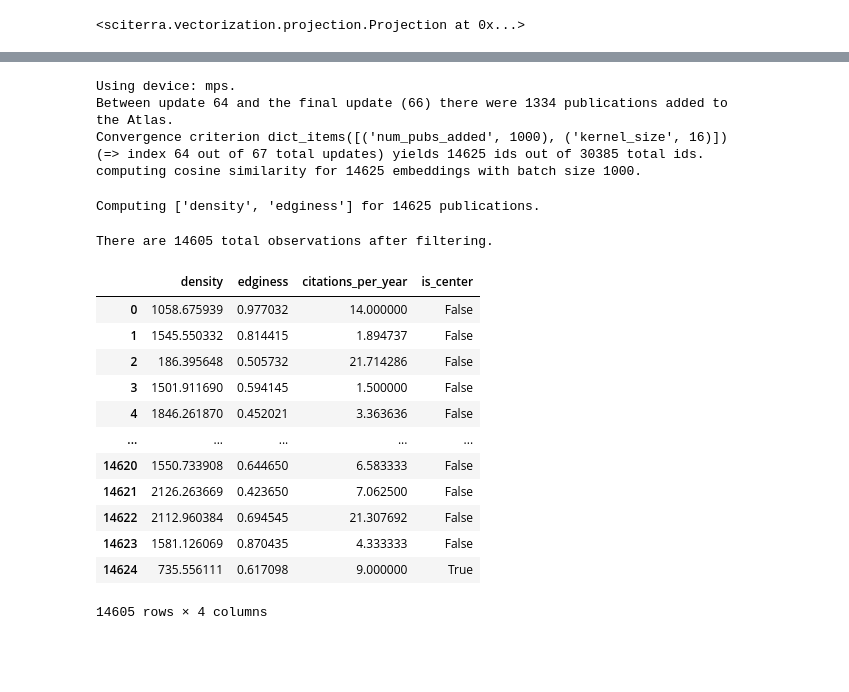
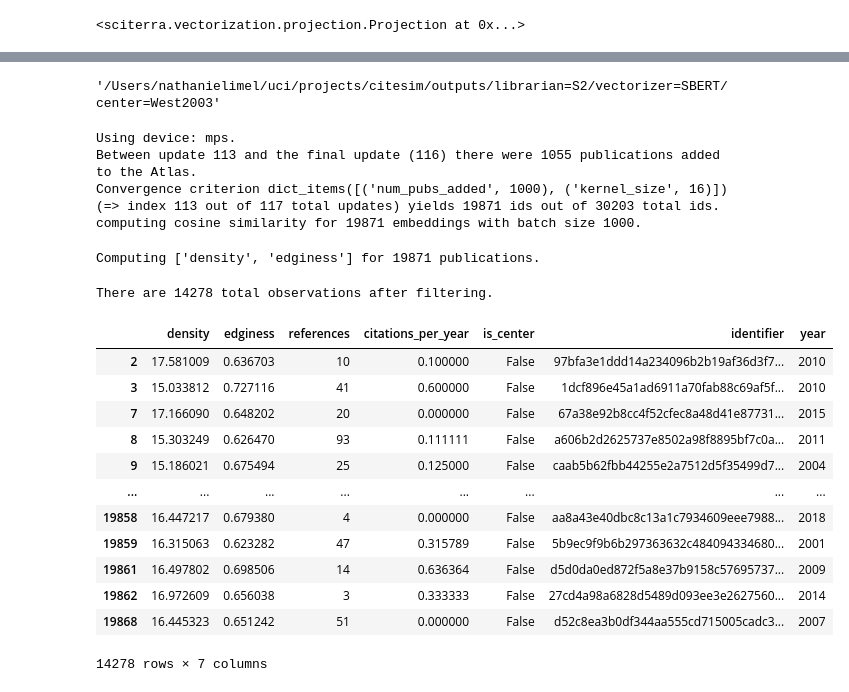
Before and after one commit to nathimel/citesim, a Jupyter notebook: src/notebooks/copy_atlases.ipynb, the cells around one changed output, grey strips where cells are left out. Saved outputs shown, nothing was run; the diff lists cells and outputs as text; code cells hidden in the pictures; blank space fills up the shorter version.

```diff
--- a/src/notebooks/copy_atlases.ipynb
+++ b/src/notebooks/copy_atlases.ipynb
@@ -11,7 +11,21 @@ IProgress not found. Please update jupyter and ipywidgets. See https://ipywidget
 # %%
 atlas_dirs = {
     "Physics": "/Users/nathanielimel/uci/projects/citesim/outputs/librarian=S2/vectorizer=SciBERT/center=hafenLowredshiftLymanLimit2017",
+
     "Linguistics": "/Users/nathanielimel/uci/projects/citesim/outputs/librarian=S2/vectorizer=SciBERT/center=Imeletal2022",
+
     "Medicine": "/Users/nathanielimel/uci/projects/citesim/outputs/librarian=S2/vectorizer=SciBERT/center=Torres2013",
+
     "Education": "/Users/nathanielimel/uci/projects/citesim/outputs/librarian=S2/vectorizer=SciBERT/center=Ololube2012",
+
+    "Philosophy": "/Users/nathanielimel/uci/projects/citesim/outputs/librarian=S2/vectorizer=SciBERT/center=Bacon2019",
+
+    "Economics": "/Users/nathanielimel/uci/projects/citesim/outputs/librarian=S2/vectorizer=SciBERT/center=West2003",
+
+    "Materials Science": "/Users/nathanielimel/uci/projects/citesim/outputs/librarian=S2/vectorizer=SciBERT/center=Miele2022",
+
+    "Geology": "/Users/nathanielimel/uci/projects/citesim/outputs/librarian=S2/vectorizer=SciBERT/center=ForeroOrtega2021",
+
+    "Mathematics": "/Users/nathanielimel/uci/projects/citesim/outputs/librarian=S2/vectorizer=SciBERT/center=Andre2018",
+
 }
@@ -18,3 +34,5 @@ atlas_dirs = {
+# %%
+new_vectorizer = "SBERT"
 # %%
 # Load the source atlas for the field
 field = "Physics"
@@ -34,7 +52,7 @@ def copy_atlas(atl: Atlas, vectorizer: str, **kwargs) -> Atlas:
     atl_new = crt.project(atl_new, **kwargs)
     return atl_new
 # %%
-atl_new: Atlas = copy_atlas(atl, "GPT2")
+atl_new: Atlas = copy_atlas(atl, new_vectorizer, batch_size=300)
 atl_new.projection
 # %% [output]
 Using device: mps.
@@ -60,3 +60,9 @@ save_dir
+# %%
+# save to appropriate dir for analysis
+save_dir = atlas_dirs[field].replace("vectorizer=SciBERT", f"vectorizer={new_vectorizer}")
+save_dir
+# %% [output]
+'/Users/nathanielimel/uci/projects/citesim/outputs/librarian=S2/vectorizer=SBERT/center=West2003'
 # %%
 # save the atlas
 # TODO: create an atlas.copy or from_atlas classmethod
@@ -66,36 +72,35 @@ atl_new.save(save_dir)
 # %%
 # measure with diff vectorizer
 
-vectorizer = "GPT2"
 
 df = atlas_to_measurements(
     atl_new,
-    vectorizer=vectorizers[vectorizer](device="mps"),
+    vectorizer=vectorizers[new_vectorizer](device="mps"),
     fields_of_study=[field],
 )
 df
 
 # Okay, this is tricky; we're going to need to keep the identity of the papers when vectorizing; perhaps just by returning a column of identifiers.
 # %% [output]
 Using device: mps.
-Between update 64 and the final update (66) there were 1334 publications added to the Atlas.
-Convergence criterion dict_items([('num_pubs_added', 1000), ('kernel_size', 16)]) (=> index 64 out of 67 total updates) yields 14625 ids out of 30385 total ids.
-computing cosine similarity for 14625 embeddings with batch size 1000.
+Between update 113 and the final update (116) there were 1055 publications added to the Atlas.
+Convergence criterion dict_items([('num_pubs_added', 1000), ('kernel_size', 16)]) (=> index 113 out of 117 total updates) yields 19871 ids out of 30203 total ids.
+computing cosine similarity for 19871 embeddings with batch size 1000.
-Computing ['density', 'edginess'] for 14625 publications.
+Computing ['density', 'edginess'] for 19871 publications.
-There are 14605 total observations after filtering.
+There are 14278 total observations after filtering.
-|  | density | edginess | citations_per_year | is_center |
-| 0 | 1058.675939 | 0.977032 | 14.000000 | False |
-| 1 | 1545.550332 | 0.814415 | 1.894737 | False |
-| 2 | 186.395648 | 0.505732 | 21.714286 | False |
-| 3 | 1501.911690 | 0.594145 | 1.500000 | False |
-| 4 | 1846.261870 | 0.452021 | 3.363636 | False |
-| ... | ... | ... | ... | ... |
-| 14620 | 1550.733908 | 0.644650 | 6.583333 | False |
-| 14621 | 2126.263669 | 0.423650 | 7.062500 | False |
-| 14622 | 2112.960384 | 0.694545 | 21.307692 | False |
-| 14623 | 1581.126069 | 0.870435 | 4.333333 | False |
-| 14624 | 735.556111 | 0.617098 | 9.000000 | True |
+|  | density | edginess | references | citations_per_year | is_center | identifier | year |
+| 2 | 17.581009 | 0.636703 | 10 | 0.100000 | False | 97bfa3e1ddd14a234096b2b19af36d3f7... | 2010 |
+| 3 | 15.033812 | 0.727116 | 41 | 0.600000 | False | 1dcf896e45a1ad6911a70fab88c69af5f... | 2010 |
+| 7 | 17.166090 | 0.648202 | 20 | 0.000000 | False | 67a38e92b8cc4f52cfec8a48d41e87731... | 2015 |
+| 8 | 15.303249 | 0.626470 | 93 | 0.111111 | False | a606b2d2625737e8502a98f8895bf7c0a... | 2011 |
+| 9 | 15.186021 | 0.675494 | 25 | 0.125000 | False | caab5b62fbb44255e2a7512d5f35499d7... | 2004 |
+| ... | ... | ... | ... | ... | ... | ... | ... |
+| 19858 | 16.447217 | 0.679380 | 4 | 0.000000 | False | aa8a43e40dbc8c13a1c7934609eee7988... | 2018 |
+| 19859 | 16.315063 | 0.623282 | 47 | 0.315789 | False | 5b9ec9f9b6b297363632c484094334680... | 2001 |
+| 19861 | 16.497802 | 0.698506 | 14 | 0.636364 | False | d5d0da0ed872f5a8e37b9158c57695737... | 2009 |
+| 19862 | 16.972609 | 0.656038 | 3 | 0.333333 | False | 27cd4a98a6828d5489d093ee3e2627560... | 2014 |
+| 19868 | 16.445323 | 0.651242 | 51 | 0.000000 | False | d52c8ea3b0df344aa555cd715005cadc3... | 2007 |
-14605 rows × 4 columns
+14278 rows × 7 columns
 # %%
 import os
 
```
Also changed, not shown: parts of 3 cells of this notebook, 20 other files.
